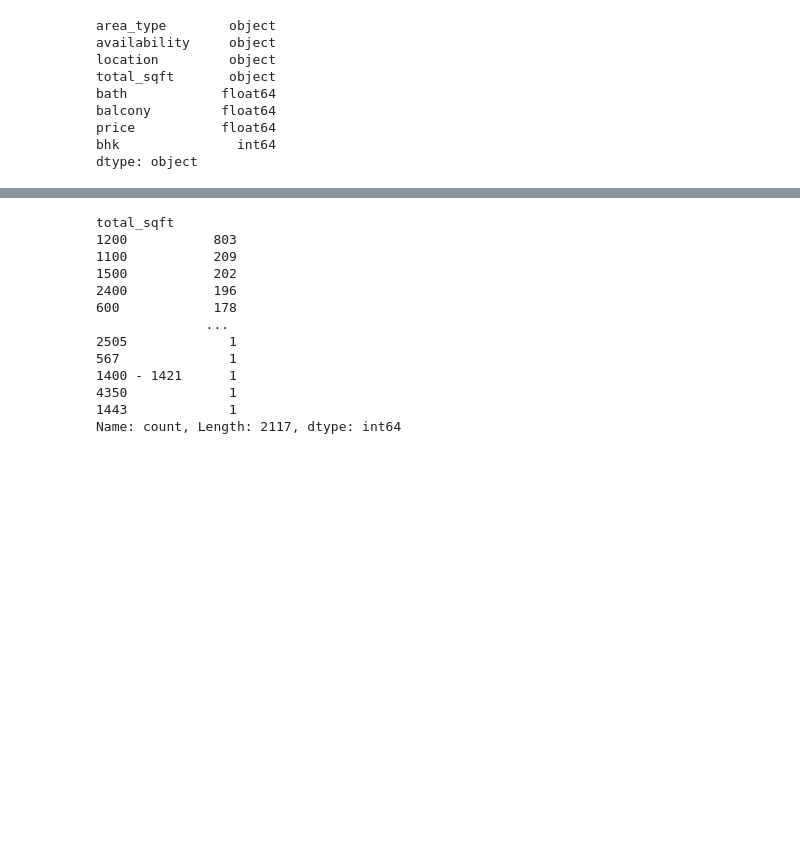
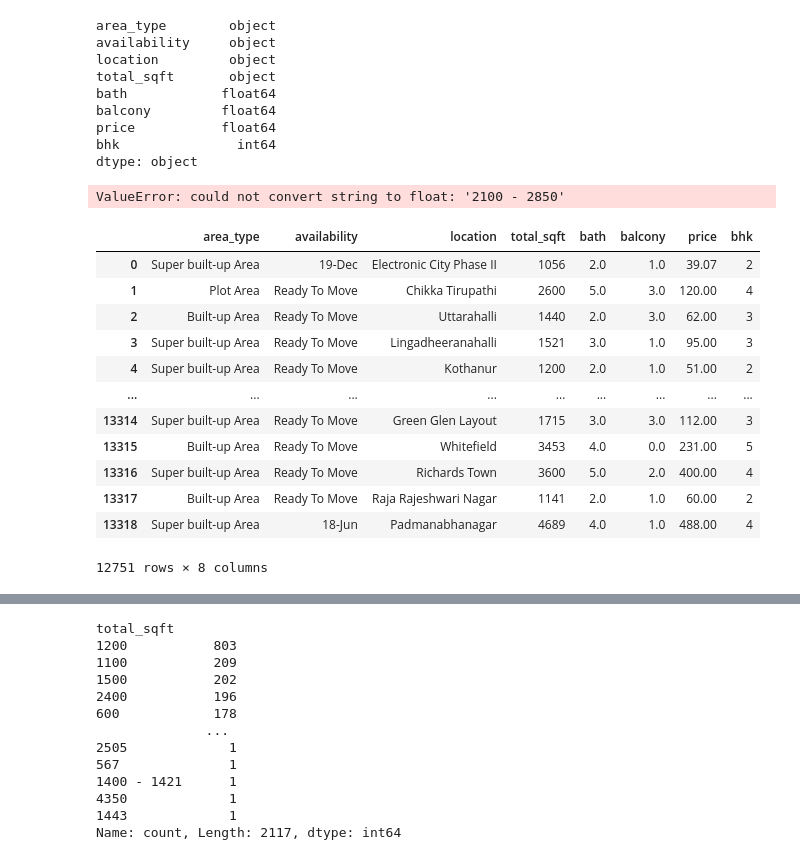
Before and after one commit to shahil04/ds_materials, a Jupyter notebook: 8.0_Machine Learning/ml_class/ml_projects/1.house_price_predictions/class_2.1_house-price-prediction-bengaluru-regression_EDA.ipynb, the cells around one changed output, grey strips where cells are left out. Saved outputs shown, nothing was run; the diff lists cells and outputs as text; code cells hidden in the pictures; blank space fills up the shorter version.

```diff
--- a/8.0_Machine Learning/ml_class/ml_projects/1.house_price_predictions/class_2.1_house-price-prediction-bengaluru-regression_EDA.ipynb
+++ b/8.0_Machine Learning/ml_class/ml_projects/1.house_price_predictions/class_2.1_house-price-prediction-bengaluru-regression_EDA.ipynb
@@ -544,3 +542,7 @@ balcony         float64
 price           float64
 bhk               int64
 dtype: object
+# %%
+data['total_sqft'].astype('f')
+# %% [output]
+ValueError: could not convert string to float: '2100 - 2850'
@@ -546,0 +560,16 @@ dtype: object
+# %%
+data
+# %% [output]
+|  | area_type | availability | location | total_sqft | bath | balcony | price | bhk |
+| 0 | Super built-up Area | 19-Dec | Electronic City Phase II | 1056 | 2.0 | 1.0 | 39.07 | 2 |
+| 1 | Plot Area | Ready To Move | Chikka Tirupathi | 2600 | 5.0 | 3.0 | 120.00 | 4 |
+| 2 | Built-up Area | Ready To Move | Uttarahalli | 1440 | 2.0 | 3.0 | 62.00 | 3 |
+| 3 | Super built-up Area | Ready To Move | Lingadheeranahalli | 1521 | 3.0 | 1.0 | 95.00 | 3 |
+| 4 | Super built-up Area | Ready To Move | Kothanur | 1200 | 2.0 | 1.0 | 51.00 | 2 |
+| ... | ... | ... | ... | ... | ... | ... | ... | ... |
+| 13314 | Super built-up Area | Ready To Move | Green Glen Layout | 1715 | 3.0 | 3.0 | 112.00 | 3 |
+| 13315 | Built-up Area | Ready To Move | Whitefield | 3453 | 4.0 | 0.0 | 231.00 | 5 |
+| 13316 | Super built-up Area | Ready To Move | Richards Town | 3600 | 5.0 | 2.0 | 400.00 | 4 |
+| 13317 | Built-up Area | Ready To Move | Raja Rajeshwari Nagar | 1141 | 2.0 | 1.0 | 60.00 | 2 |
+| 13318 | Super built-up Area | 18-Jun | Padmanabhanagar | 4689 | 4.0 | 1.0 | 488.00 | 4 |
+12751 rows × 8 columns
```
Also changed, not shown: parts of 25 cells of this notebook, 1 other file.
